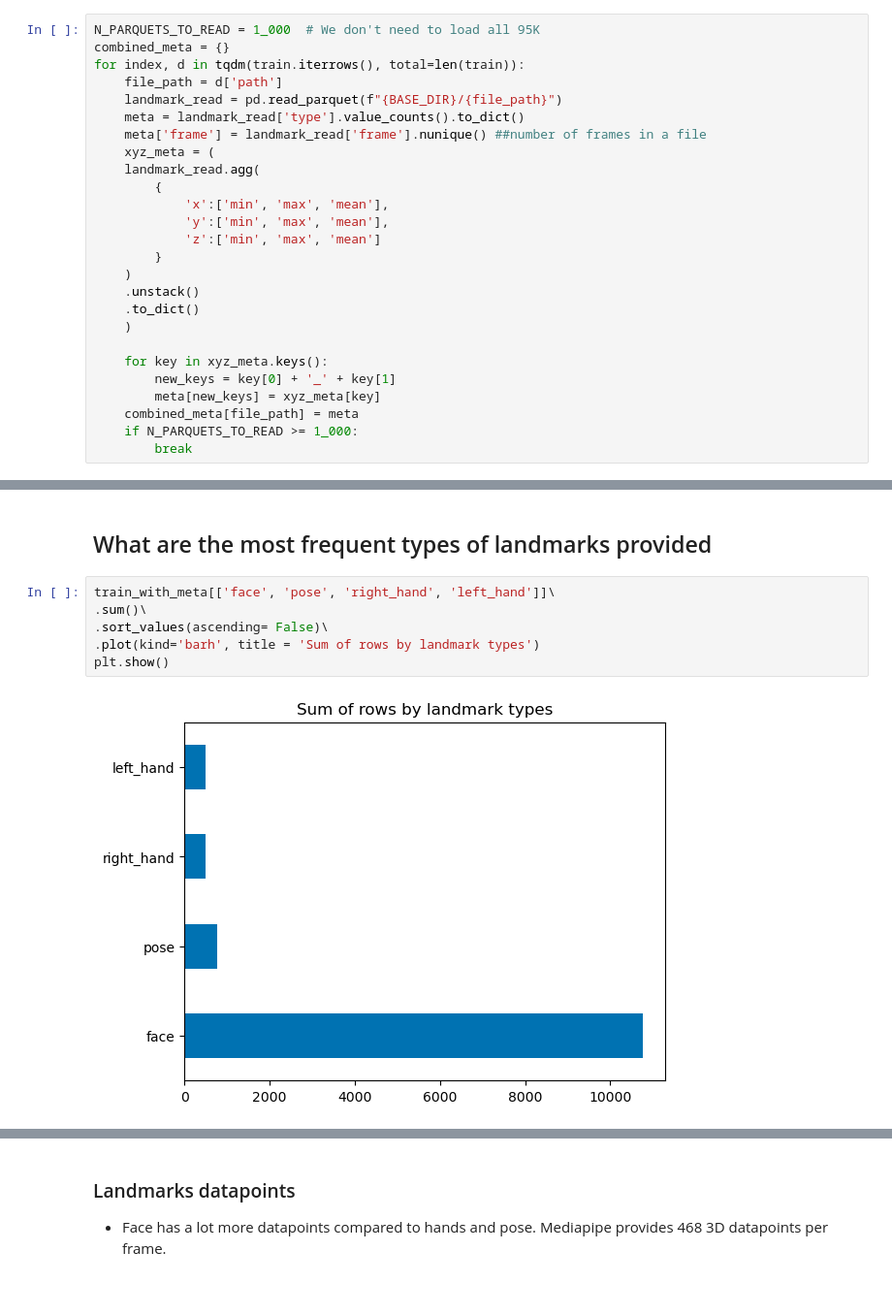
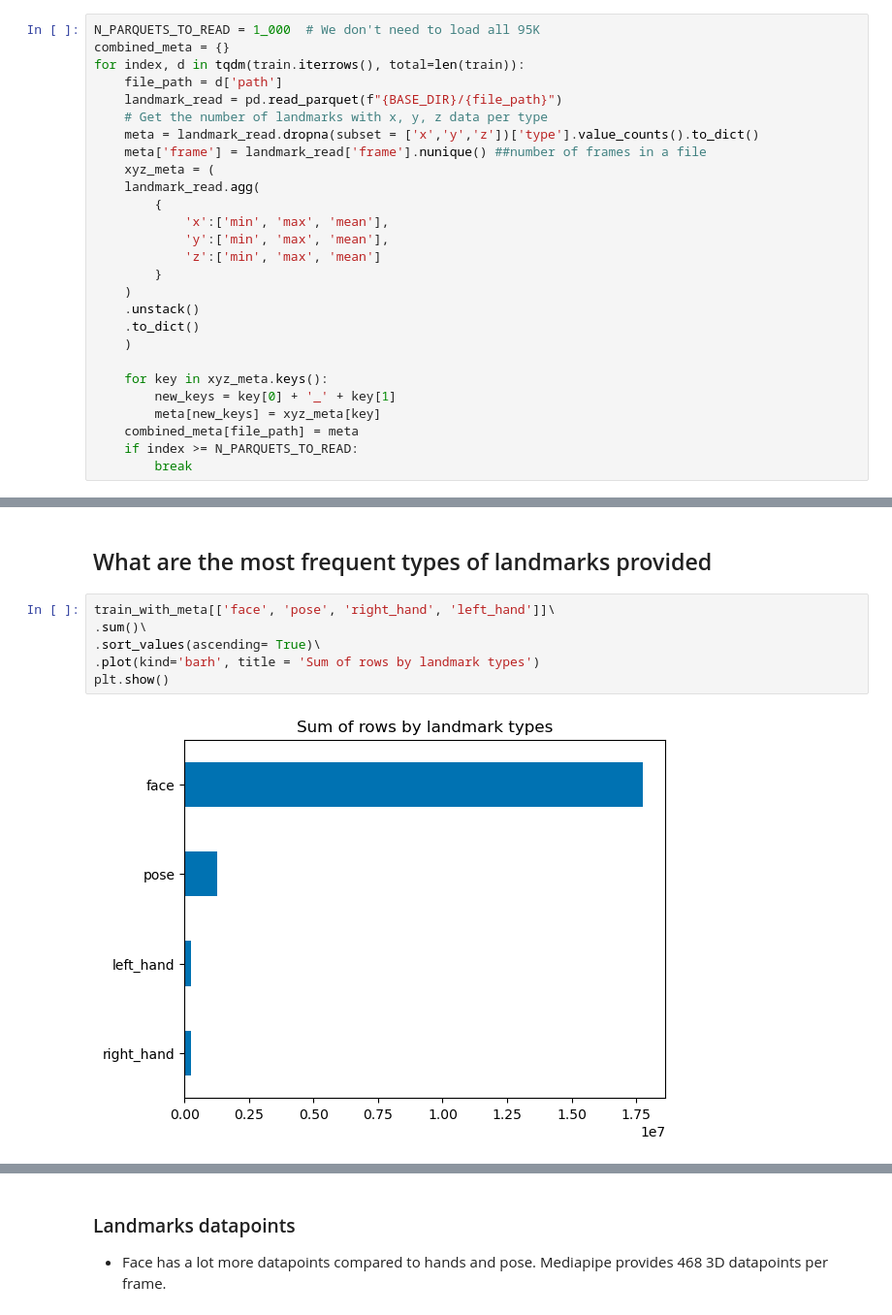
Before and after one commit to addomaks/Exploratory-Analysis, a Jupyter notebook: sign-language-recognition-asl.ipynb, the cells around one changed output, grey strips where cells are left out. Shown: that part at 97% size. Drawn from its saved outputs; the diff is of its cells as text.

```diff
--- a/sign-language-recognition-asl.ipynb
+++ b/sign-language-recognition-asl.ipynb
@@ -188,7 +188,8 @@ combined_meta = {}
 for index, d in tqdm(train.iterrows(), total=len(train)):
     file_path = d['path']
     landmark_read = pd.read_parquet(f"{BASE_DIR}/{file_path}")
-    meta = landmark_read['type'].value_counts().to_dict()
+    # Get the number of landmarks with x, y, z data per type
+    meta = landmark_read.dropna(subset = ['x','y','z'])['type'].value_counts().to_dict()
     meta['frame'] = landmark_read['frame'].nunique() ##number of frames in a file
     xyz_meta = (
     landmark_read.agg(
@@ -206,7 +207,7 @@ for index, d in tqdm(train.iterrows(), total=len(train)):
         new_keys = key[0] + '_' + key[1]
         meta[new_keys] = xyz_meta[key]
     combined_meta[file_path] = meta
-    if N_PARQUETS_TO_READ >= 1_000:
+    if index >= N_PARQUETS_TO_READ:
         break
 # %% [output]
 [interactive output not drawn]
@@ -240,11 +240,11 @@ train_with_meta = train.merge(
 # %%
 train_with_meta[['face', 'pose', 'right_hand', 'left_hand']]\
 .sum()\
-.sort_values(ascending= False)\
+.sort_values(ascending= True)\
 .plot(kind='barh', title = 'Sum of rows by landmark types')
 plt.show()
 # %% [output]
-[figure, old version]
+[figure, new version]
 [interactive output not drawn]
 # %% [markdown]
 ### Landmarks datapoints
```
Also changed, not shown: parts of 12 cells of this notebook.
